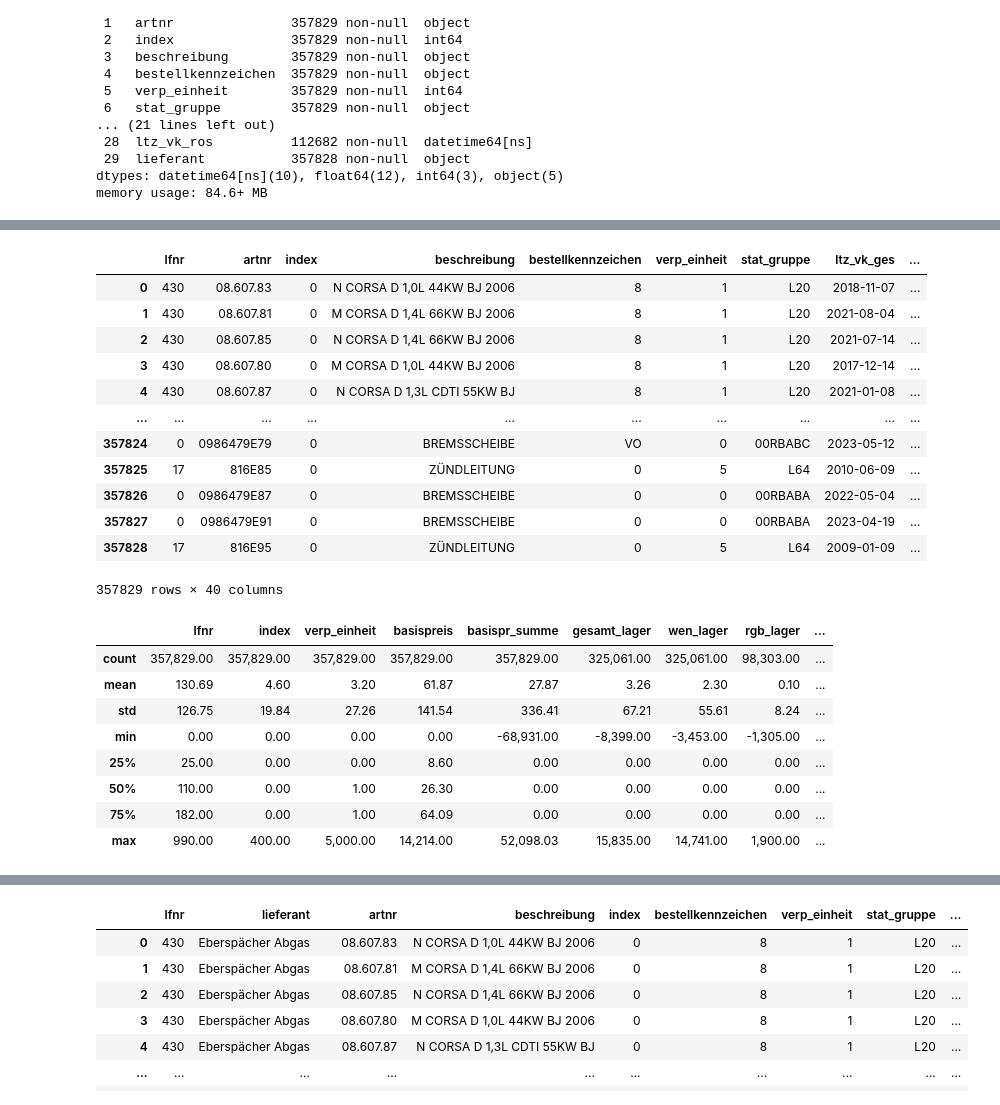
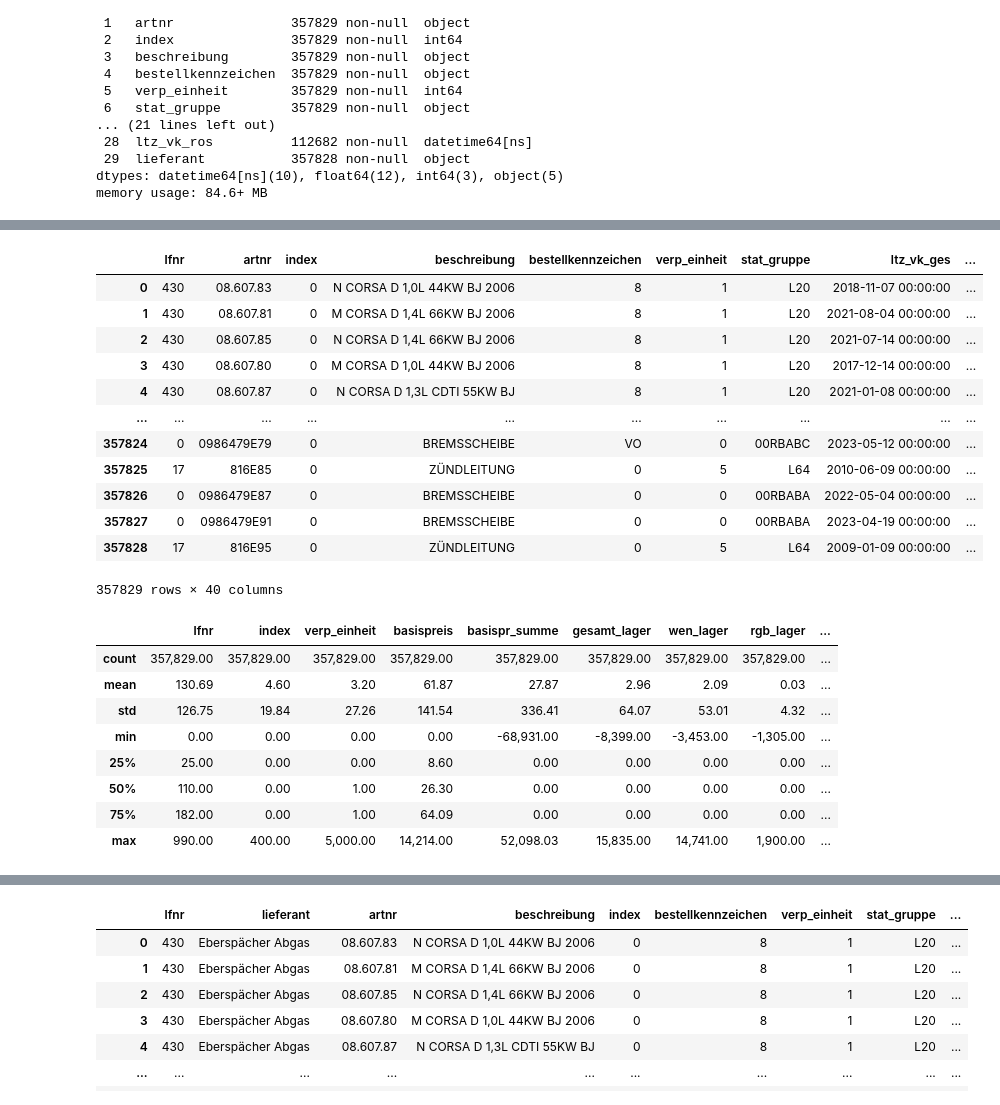
Before and after one commit to capstone-kueblbeck/capstone-kueblbeck, a Jupyter notebook: coding/data_cleaning.ipynb, the cells around one changed output, grey strips where cells are left out. Cells and saved outputs as stored; diff of their text form; code cells hidden in the pictures.

Commit message:
reworked data_to_sql, data_cleaning and master_df

```diff
--- a/coding/data_cleaning.ipynb
+++ b/coding/data_cleaning.ipynb
@@ -308,28 +293,28 @@ duplicateRows.sort_values(by='artnr')
 # %%
 # Merging df_master with df_verkaeufe
-df_master = df_master.merge(df_verkaeufe, how='left', on=['lfnr', 'artnr', 'index', 'beschreibung'])
+df_master = df_master.merge(df_verkaeufe, how='left', on=['lfnr', 'artnr', 'index', 'beschreibung']).fillna(0)
 df_master
 # %% [output]
 |  | lfnr | artnr | index | beschreibung | bestellkennzeichen | verp_einheit | stat_gruppe | ltz_vk_ges | ... |
-| 0 | 430 | 08.607.83 | 0 | N CORSA D 1,0L 44KW BJ 2006 | 8 | 1 | L20 | 2018-11-07 | ... |
-| 1 | 430 | 08.607.81 | 0 | M CORSA D 1,4L 66KW BJ 2006 | 8 | 1 | L20 | 2021-08-04 | ... |
-| 2 | 430 | 08.607.85 | 0 | N CORSA D 1,4L 66KW BJ 2006 | 8 | 1 | L20 | 2021-07-14 | ... |
-| 3 | 430 | 08.607.80 | 0 | M CORSA D 1,0L 44KW BJ 2006 | 8 | 1 | L20 | 2017-12-14 | ... |
-| 4 | 430 | 08.607.87 | 0 | N CORSA D 1,3L CDTI 55KW BJ | 8 | 1 | L20 | 2021-01-08 | ... |
+| 0 | 430 | 08.607.83 | 0 | N CORSA D 1,0L 44KW BJ 2006 | 8 | 1 | L20 | 2018-11-07 00:00:00 | ... |
+| 1 | 430 | 08.607.81 | 0 | M CORSA D 1,4L 66KW BJ 2006 | 8 | 1 | L20 | 2021-08-04 00:00:00 | ... |
+| 2 | 430 | 08.607.85 | 0 | N CORSA D 1,4L 66KW BJ 2006 | 8 | 1 | L20 | 2021-07-14 00:00:00 | ... |
+| 3 | 430 | 08.607.80 | 0 | M CORSA D 1,0L 44KW BJ 2006 | 8 | 1 | L20 | 2017-12-14 00:00:00 | ... |
+| 4 | 430 | 08.607.87 | 0 | N CORSA D 1,3L CDTI 55KW BJ | 8 | 1 | L20 | 2021-01-08 00:00:00 | ... |
 | ... | ... | ... | ... | ... | ... | ... | ... | ... | ... |
-| 357824 | 0 | 0986479E79 | 0 | BREMSSCHEIBE | VO | 0 | 00RBABC | 2023-05-12 | ... |
-| 357825 | 17 | 816E85 | 0 | ZÜNDLEITUNG | 0 | 5 | L64 | 2010-06-09 | ... |
-| 357826 | 0 | 0986479E87 | 0 | BREMSSCHEIBE | 0 | 0 | 00RBABA | 2022-05-04 | ... |
-| 357827 | 0 | 0986479E91 | 0 | BREMSSCHEIBE | 0 | 0 | 00RBABA | 2023-04-19 | ... |
-| 357828 | 17 | 816E95 | 0 | ZÜNDLEITUNG | 0 | 5 | L64 | 2009-01-09 | ... |
+| 357824 | 0 | 0986479E79 | 0 | BREMSSCHEIBE | VO | 0 | 00RBABC | 2023-05-12 00:00:00 | ... |
+| 357825 | 17 | 816E85 | 0 | ZÜNDLEITUNG | 0 | 5 | L64 | 2010-06-09 00:00:00 | ... |
+| 357826 | 0 | 0986479E87 | 0 | BREMSSCHEIBE | 0 | 0 | 00RBABA | 2022-05-04 00:00:00 | ... |
+| 357827 | 0 | 0986479E91 | 0 | BREMSSCHEIBE | 0 | 0 | 00RBABA | 2023-04-19 00:00:00 | ... |
+| 357828 | 17 | 816E95 | 0 | ZÜNDLEITUNG | 0 | 5 | L64 | 2009-01-09 00:00:00 | ... |
 357829 rows × 40 columns
 # %%
 df_master.describe()
 # %% [output]
 |  | lfnr | index | verp_einheit | basispreis | basispr_summe | gesamt_lager | wen_lager | rgb_lager | ... |
-| count | 357,829.00 | 357,829.00 | 357,829.00 | 357,829.00 | 357,829.00 | 325,061.00 | 325,061.00 | 98,303.00 | ... |
-| mean | 130.69 | 4.60 | 3.20 | 61.87 | 27.87 | 3.26 | 2.30 | 0.10 | ... |
-| std | 126.75 | 19.84 | 27.26 | 141.54 | 336.41 | 67.21 | 55.61 | 8.24 | ... |
+| count | 357,829.00 | 357,829.00 | 357,829.00 | 357,829.00 | 357,829.00 | 357,829.00 | 357,829.00 | 357,829.00 | ... |
+| mean | 130.69 | 4.60 | 3.20 | 61.87 | 27.87 | 2.96 | 2.09 | 0.03 | ... |
+| std | 126.75 | 19.84 | 27.26 | 141.54 | 336.41 | 64.07 | 53.01 | 4.32 | ... |
 | min | 0.00 | 0.00 | 0.00 | 0.00 | -68,931.00 | -8,399.00 | -3,453.00 | -1,305.00 | ... |
 | 25% | 25.00 | 0.00 | 0.00 | 8.60 | 0.00 | 0.00 | 0.00 | 0.00 | ... |
 | 50% | 110.00 | 0.00 | 1.00 | 26.30 | 0.00 | 0.00 | 0.00 | 0.00 | ... |
```
Also changed, not shown: parts of 10 cells of this notebook, 2 other files.
